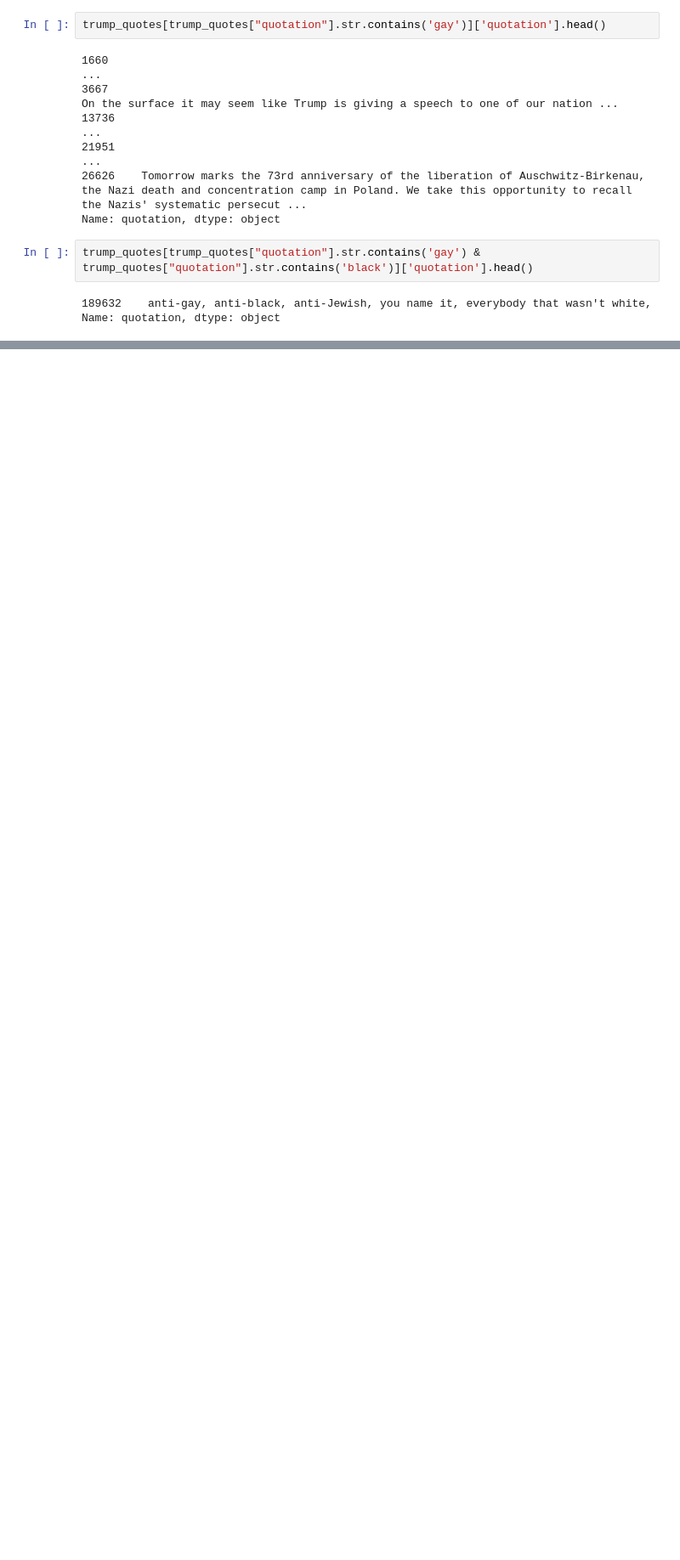
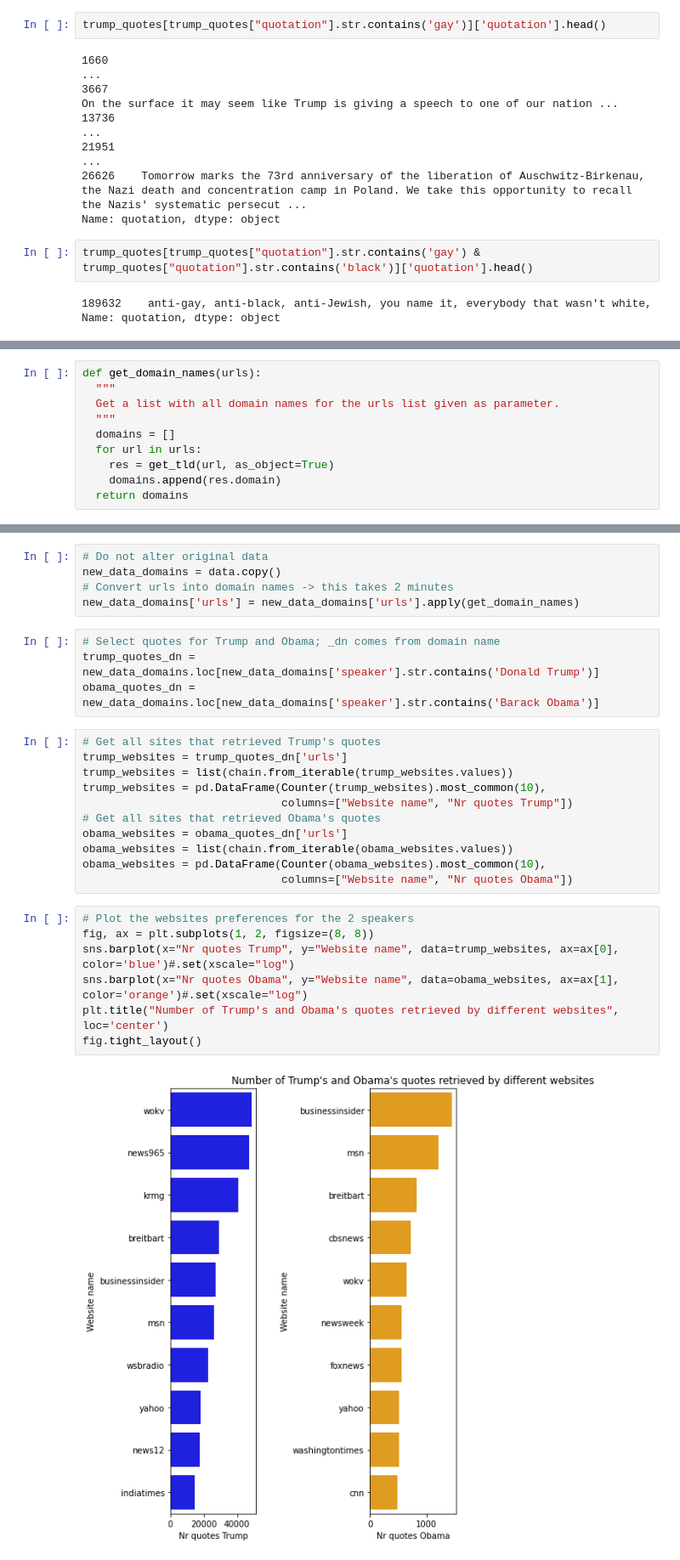
Before and after one commit to epfl-ada/ada-2021-project-acmu, a Jupyter notebook: project_notebook_Mihai.ipynb, the cells around one changed output, grey strips where cells are left out. Shown: that part at 85% size. Drawn from its saved outputs; the diff is of its cells as text; blank space fills up the shorter version.

```diff
--- a/project_notebook.ipynb
+++ b/project_notebook_Mihai.ipynb
@@ -308,0 +306,10 @@ Name: quotation, dtype: object
+# %%
+def get_domain_names(urls):
+  """
+  Get a list with all domain names for the urls list given as parameter.
+  """
+  domains = []
+  for url in urls:
+    res = get_tld(url, as_object=True)
+    domains.append(res.domain)
+  return domains
@@ -308,0 +318,29 @@ Name: quotation, dtype: object
+# %%
+# Do not alter original data
+new_data_domains = data.copy()
+# Convert urls into domain names -> this takes 2 minutes
+new_data_domains['urls'] = new_data_domains['urls'].apply(get_domain_names)
+# %%
+# Select quotes for Trump and Obama; _dn comes from domain name
+trump_quotes_dn = new_data_domains.loc[new_data_domains['speaker'].str.contains('Donald Trump')]
+obama_quotes_dn = new_data_domains.loc[new_data_domains['speaker'].str.contains('Barack Obama')]
+# %%
+# Get all sites that retrieved Trump's quotes
+trump_websites = trump_quotes_dn['urls']
+trump_websites = list(chain.from_iterable(trump_websites.values))
+trump_websites = pd.DataFrame(Counter(trump_websites).most_common(10),
+                              columns=["Website name", "Nr quotes Trump"])
+# Get all sites that retrieved Obama's quotes
+obama_websites = obama_quotes_dn['urls']
+obama_websites = list(chain.from_iterable(obama_websites.values))
+obama_websites = pd.DataFrame(Counter(obama_websites).most_common(10),
+                              columns=["Website name", "Nr quotes Obama"])
+# %%
+# Plot the websites preferences for the 2 speakers
+fig, ax = plt.subplots(1, 2, figsize=(8, 8))
+sns.barplot(x="Nr quotes Trump", y="Website name", data=trump_websites, ax=ax[0], color='blue')#.set(xscale="log")
+sns.barplot(x="Nr quotes Obama", y="Website name", data=obama_websites, ax=ax[1], color='orange')#.set(xscale="log")
+plt.title("Number of Trump's and Obama's quotes retrieved by different websites", loc='center')
+fig.tight_layout()
+# %% [output]
+[figure, added]
```
Also changed, not shown: parts of 45 cells of this notebook.
